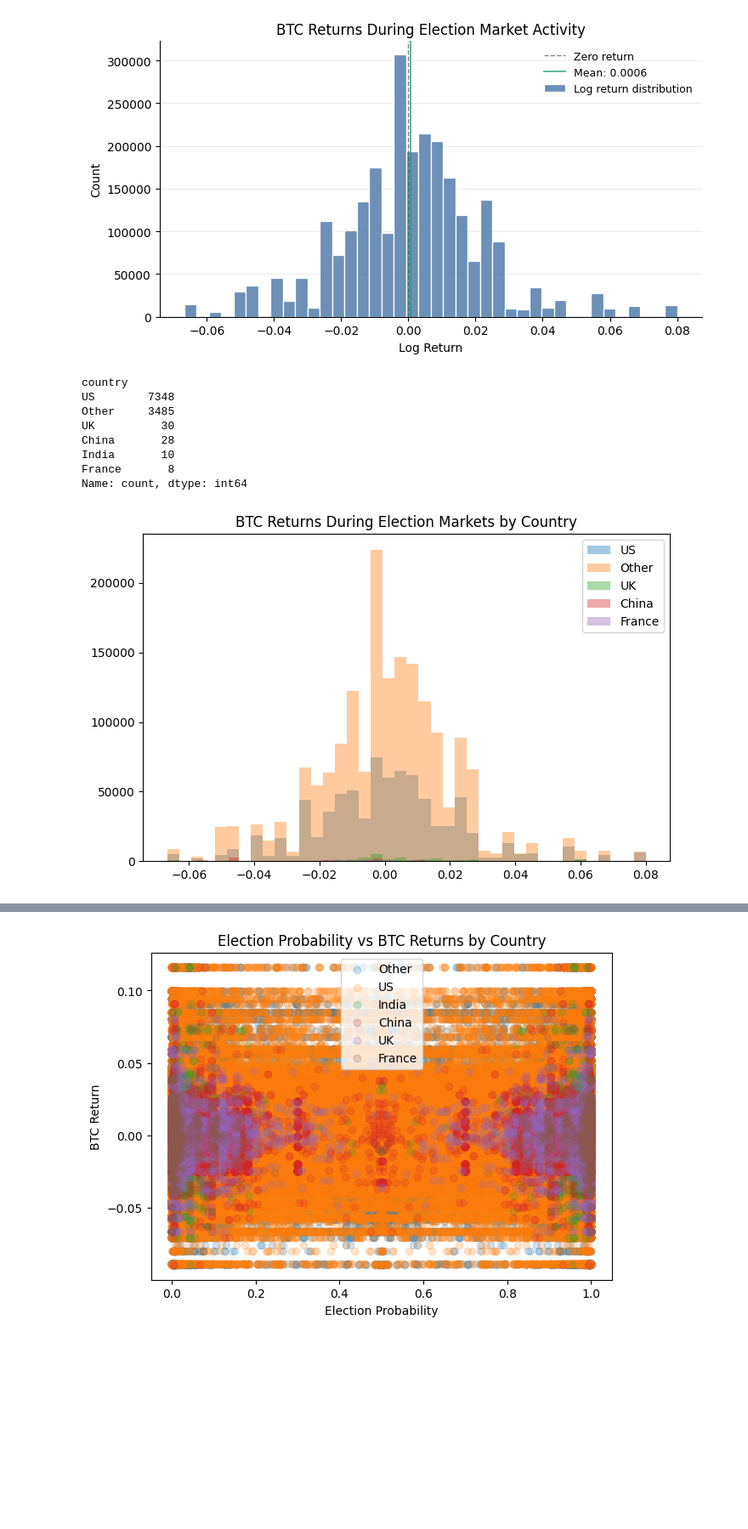
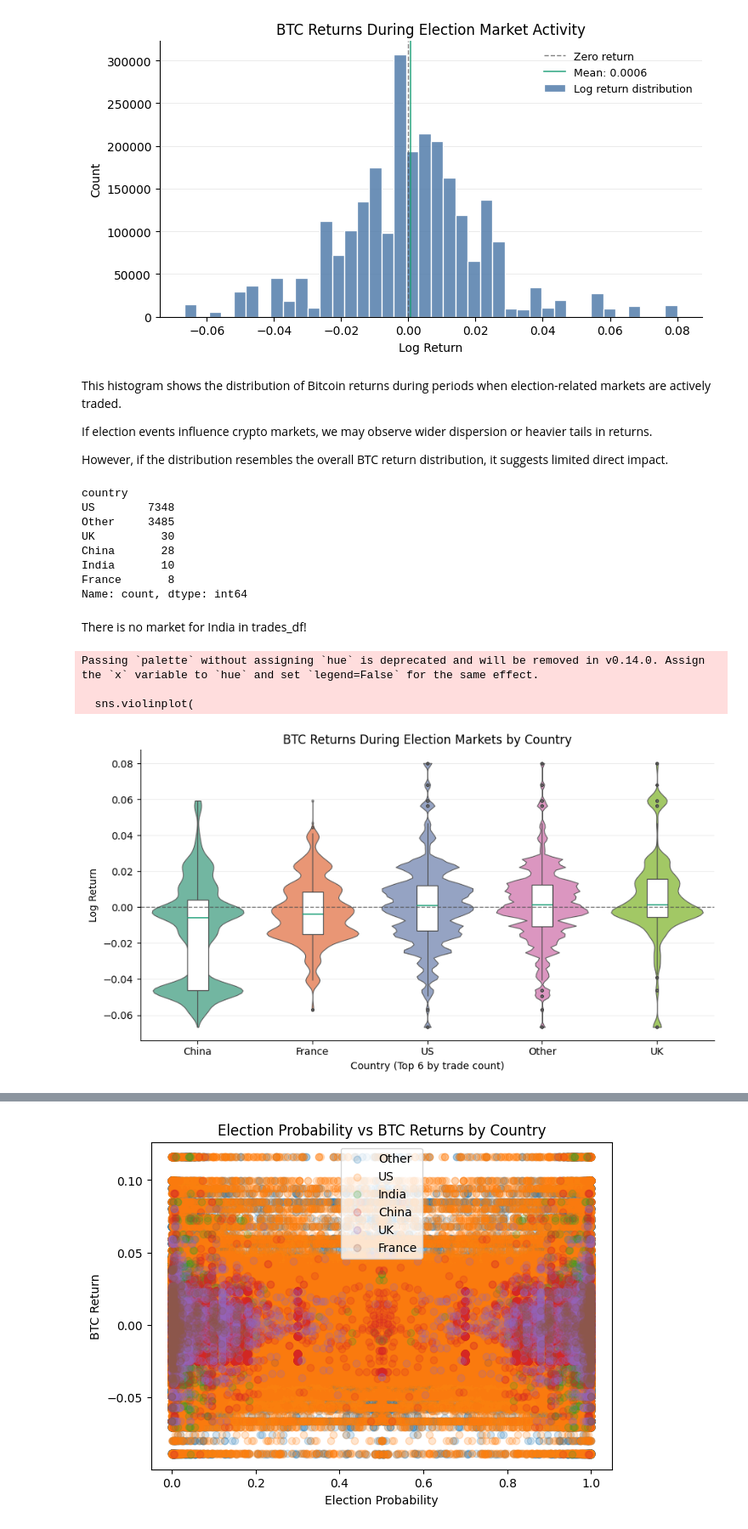
Before and after one commit to migathicharian/lse-bitcoin-analytics-capstone-template, a Jupyter notebook: eda/eda_classification_country.ipynb, the cells around one changed output, grey strips where cells are left out. Shown at 85% size. Saved outputs shown, nothing was run; the diff lists cells and outputs as text; code cells hidden in the pictures; blank space fills up the shorter version.

```diff
--- a/eda/eda_classification_country.ipynb
+++ b/eda/eda_classification_country.ipynb
@@ -342,6 +344,12 @@ plt.tight_layout()
 plt.show()
 # %% [output]
 [figure]
+# %% [markdown]
+This histogram shows the distribution of Bitcoin returns during periods when election-related markets are actively traded.
+
+If election events influence crypto markets, we may observe wider dispersion or heavier tails in returns.
+
+However, if the distribution resembles the overall BTC return distribution, it suggests limited direct impact.
 # %%
 # Detect country mentioned in question text
 
@@ -392,26 +400,66 @@ election_trades_country = election_trades_country.merge(
     on='date',
     how='left'
 )
+# %% [markdown]
+There is no market for India in trades_df!
 # %%
-plt.figure(figsize=(8,5))
+# Slightly more polished: violin + light box for top countries
+df = election_trades_country[['country', 'log_return']].dropna()
 
-for country in election_trades_country['country'].unique():
+top_n = 6
+top_countries = df['country'].value_counts().head(top_n).index
+plot_df = df[df['country'].isin(top_countries)].copy()
 
-    subset = election_trades_country[
-        election_trades_country['country'] == country
-    ]
+# Order by median return for clearer comparison
+order = (
+    plot_df.groupby('country')['log_return']
+    .median()
+    .sort_values()
+    .index
+)
 
-    plt.hist(
-        subset['log_return'].dropna(),
-        bins=40,
-        alpha=0.4,
-        label=country
-    )
+fig, ax = plt.subplots(figsize=(9, 5))
 
-plt.legend()
+sns.violinplot(
+    data=plot_df,
+    x='country',
+    y='log_return',
+    order=order,
+    palette='Set2',
+    inner=None,
+    cut=0,
+    linewidth=0.8,
+    ax=ax
+)
 
-plt.title("BTC Returns During Election Markets by Country")
+sns.boxplot(
+    data=plot_df,
+    x='country',
+    y='log_return',
+    order=order,
+    width=0.18,
+    showcaps=False,
+    boxprops={'facecolor': 'white', 'edgecolor': '#4D4D4D', 'linewidth': 0.9},
+    whiskerprops={'color': '#4D4D4D', 'linewidth': 0.9},
+    medianprops={'color': '#1B9E77', 'linewidth': 1.2},
+    flierprops={'marker': 'o', 'markersize': 2, 'alpha': 0.25, 'markeredgecolor': '#4D4D4D'},
+    ax=ax
+)
 
+ax.axhline(0, color='#4D4D4D', lw=1, ls='--', alpha=0.7)
+
+ax.set_title("BTC Returns During Election Markets by Country", fontsize=12)
+ax.set_xlabel(f"Country (Top {top_n} by trade count)")
+ax.set_ylabel("Log Return")
+
+ax.grid(axis='y', color='#D9D9D9', lw=0.6, alpha=0.6)
+ax.set_axisbelow(True)
+
+sns.despine()
+plt.tight_layout()
 plt.show()
 # %% [output]
+Passing `palette` without assigning `hue` is deprecated and will be removed in v0.14.0. Assign the `x` variable to `hue` and set `legend=False` for the same effect.
+
+  sns.violinplot(
-[figure, old version]
+[figure, new version]
```
Also changed, not shown: parts of 15 cells of this notebook.
